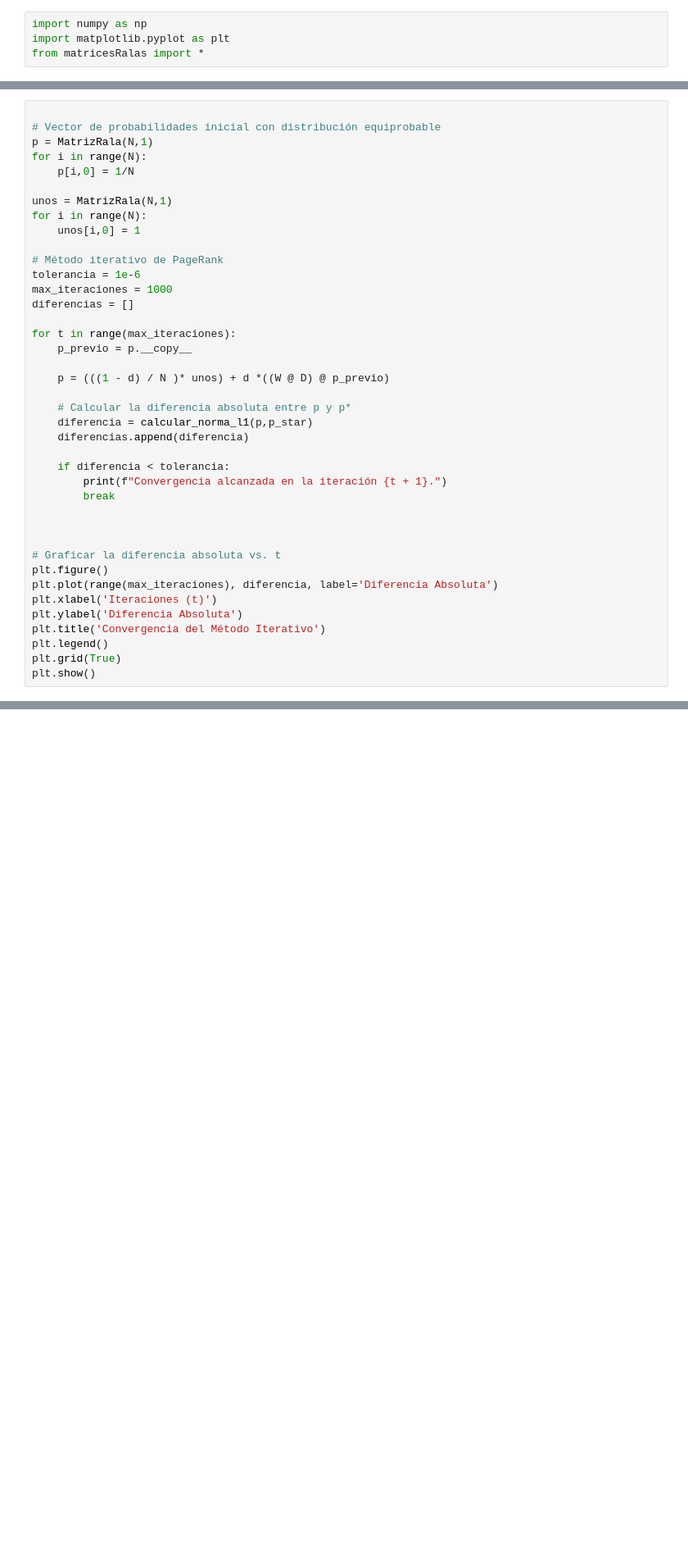
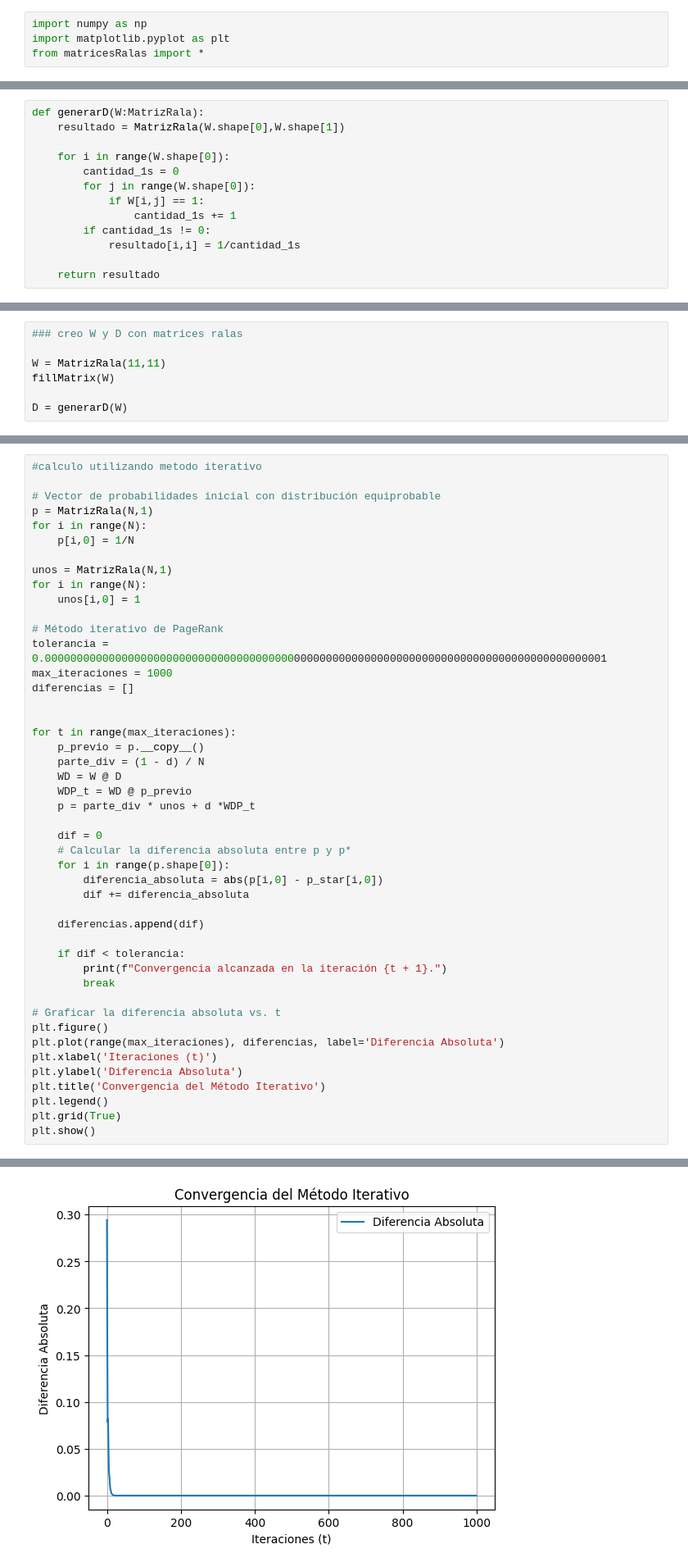
Before and after one commit to emilymaccarthy/PageRank_papers, a Jupyter notebook: ejercicio_{3}.ipynb, the cells around one changed output, grey strips where cells are left out. Shown: that part at 82% size. Cells and saved outputs as stored; diff of their text form; blank space fills up the shorter version.

```diff
--- a/ejercicio_{3}.ipynb
+++ b/ejercicio_{3}.ipynb
@@ -41,3 +43,16 @@ def generar_inv(A):
                     identidad[k,j] -= factor*identidad[i,j]
 
     return identidad
+# %%
+def generarD(W:MatrizRala):
+    resultado = MatrizRala(W.shape[0],W.shape[1])
+
+    for i in range(W.shape[0]):
+        cantidad_1s = 0
+        for j in range(W.shape[0]):
+            if W[i,j] == 1:
+                cantidad_1s += 1
+        if cantidad_1s != 0:
+            resultado[i,i] = 1/cantidad_1s
+
+    return resultado
@@ -88 +181,8 @@ D:[[0.33 0.   0.   0.   0.   0.   0.   0.   0.   0.   0.  ]
+# %%
+### creo W y D con matrices ralas
+
+W = MatrizRala(11,11)
+fillMatrix(W)
+
+D = generarD(W)
 # %%
@@ -121,4 +233,5 @@ print(p_star)
 # %%
+#calculo utilizando metodo iterativo
 
 # Vector de probabilidades inicial con distribución equiprobable
 p = MatrizRala(N,1)
@@ -130,28 +243,33 @@ for i in range(N):
     unos[i,0] = 1
 
 # Método iterativo de PageRank
-tolerancia = 1e-6
+tolerancia = 0.0000000000000000000000000000000000000000000000000000000000000000000000000000000000000001
 max_iteraciones = 1000
 diferencias = []
 
+
 for t in range(max_iteraciones):
-    p_previo = p.__copy__
+    p_previo = p.__copy__()
+    parte_div = (1 - d) / N
+    WD = W @ D
+    WDP_t = WD @ p_previo
+    p = parte_div * unos + d *WDP_t
 
-    p = (((1 - d) / N )* unos) + d *((W @ D) @ p_previo)
+    dif = 0
+    # Calcular la diferencia absoluta entre p y p*
+    for i in range(p.shape[0]):
+        diferencia_absoluta = abs(p[i,0] - p_star[i,0])
+        dif += diferencia_absoluta
 
-    # Calcular la diferencia absoluta entre p y p*
-    diferencia = calcular_norma_l1(p,p_star)
-    diferencias.append(diferencia)
+    diferencias.append(dif)
 
-    if diferencia < tolerancia:
+    if dif < tolerancia:
         print(f"Convergencia alcanzada en la iteración {t + 1}.")
         break
 
-
-
 # Graficar la diferencia absoluta vs. t
 plt.figure()
-plt.plot(range(max_iteraciones), diferencia, label='Diferencia Absoluta')
+plt.plot(range(max_iteraciones), diferencias, label='Diferencia Absoluta')
 plt.xlabel('Iteraciones (t)')
 plt.ylabel('Diferencia Absoluta')
 plt.title('Convergencia del Método Iterativo')
@@ -162,0 +280 @@ ValueError: matmul: Input operand 1 does not have enough dimensions (has 0, gufu
+[figure, added]
```
Also changed, not shown: parts of 16 cells of this notebook, 1 other file.
